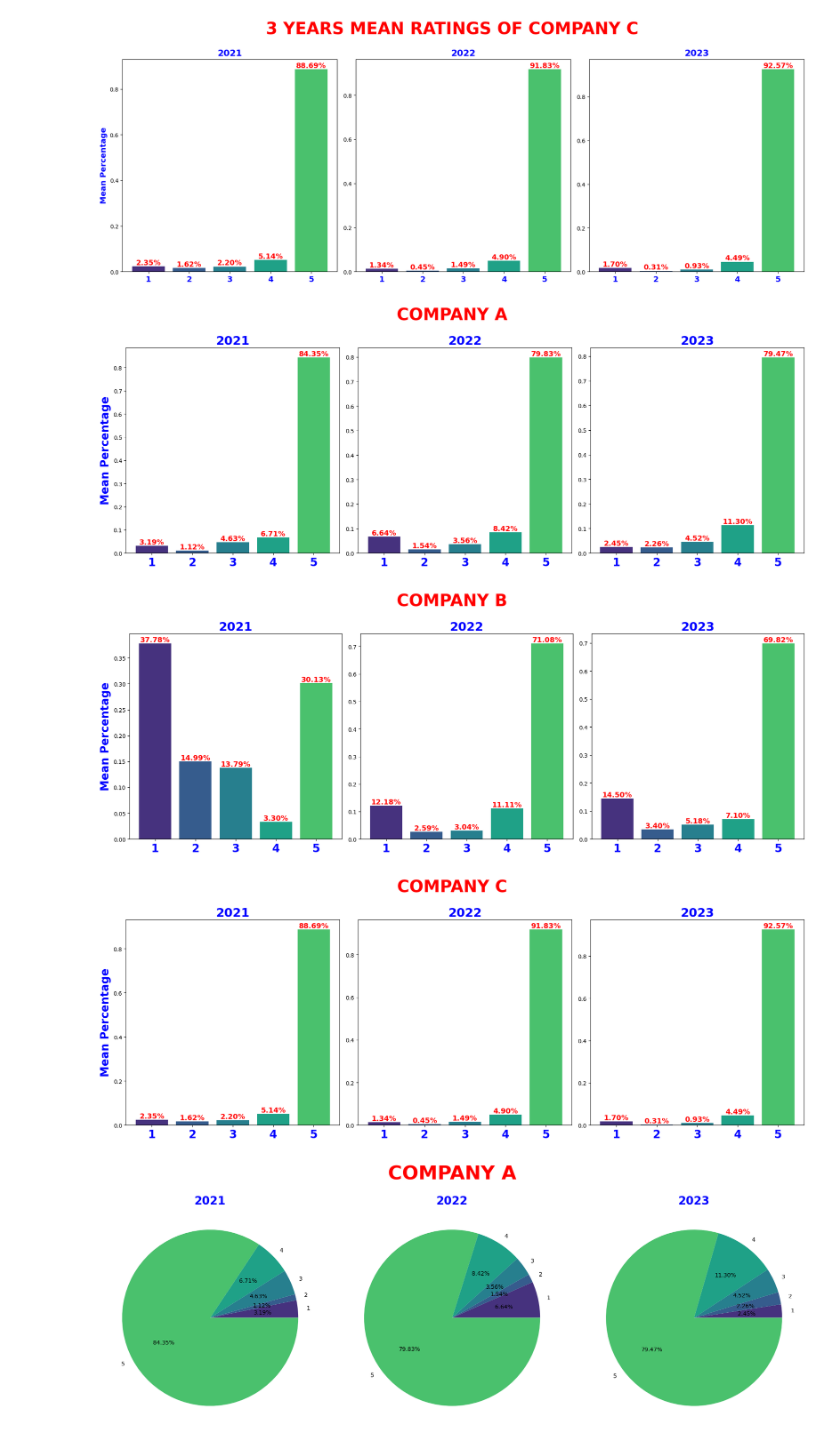
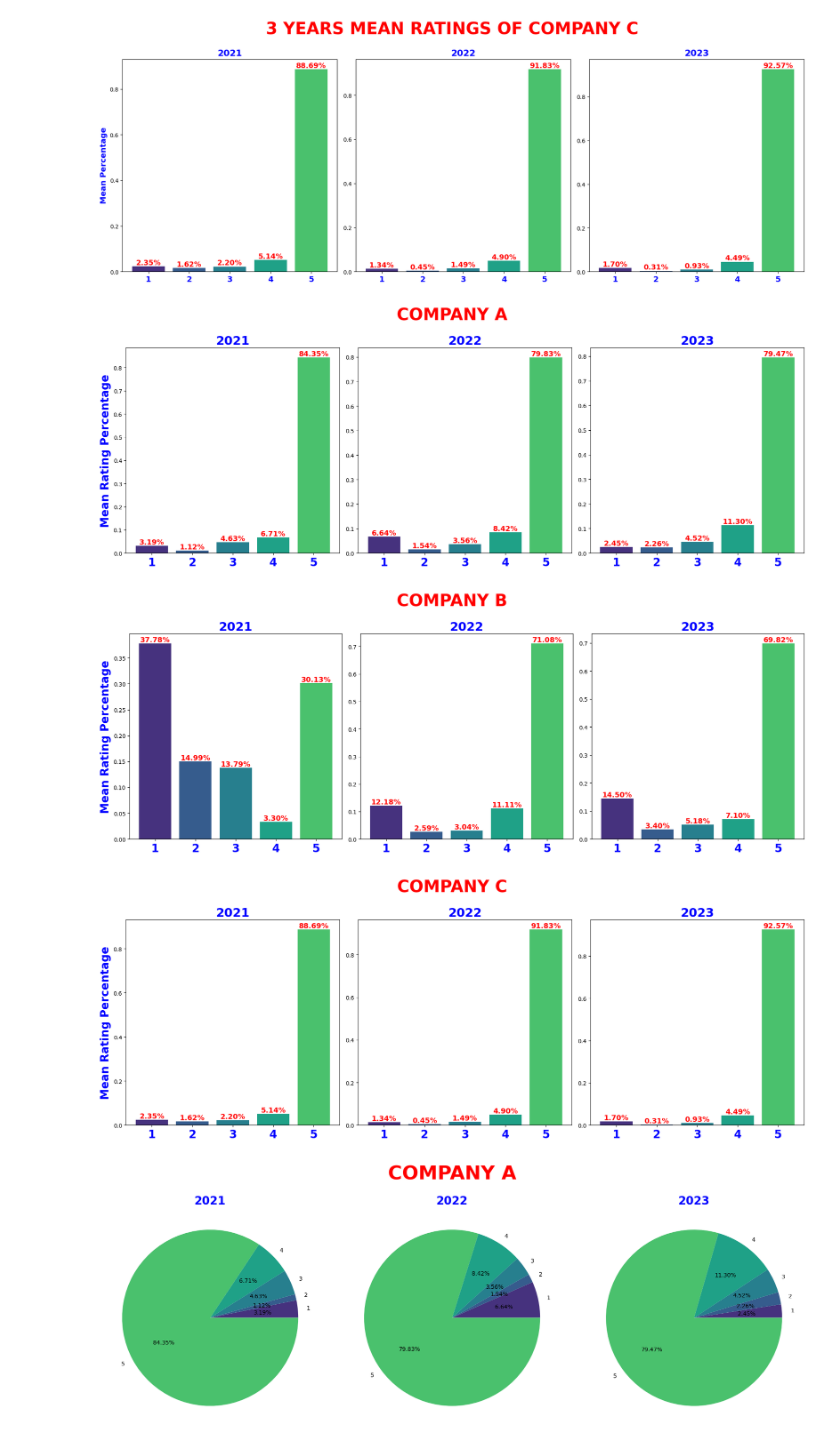
Before and after one commit to arifaygun/CustomerEye, a Jupyter notebook: Company_Reviews(14).ipynb, the cells around one changed output. Cells and saved outputs as stored; diff of their text form; code cells hidden in the pictures.

```diff
--- a/Company_Reviews(14).ipynb
+++ b/Company_Reviews(14).ipynb
@@ -533,37 +533,37 @@ def plot_company_mean_ratings(company_df, company_name):
         # Manually set xticks for the last row
         bars = plt.bar(mean_ratings.index, mean_ratings.values, color=sns.color_palette("viridis"))
 
         # Set xticks for the last row
         plt.xticks(ticks=mean_ratings.index, labels=mean_ratings.index.astype(str), fontsize=20, fontweight='bold', color='blue')
 
         # Add labels and title
         plt.title(f'{year}', fontsize=22, fontweight='bold', color='blue')
 
         # Add y-labels for the first column
         if subplot_index % 3 == 1:
-            plt.ylabel('Mean Percentage', fontsize=20, fontweight='bold', color='blue')
+            plt.ylabel('Mean Rating Percentage', fontsize=20, fontweight='bold', color='blue')
 
         # Add bar labels with specified properties
         for bar, value in zip(bars, mean_ratings.values):
             plt.text(bar.get_x() + bar.get_width() / 2, value, f'{value:.2%}', ha='center', va='bottom', fontsize=13, fontweight='bold', color='red')
 
     # General title for the entire subplot
     plt.suptitle(general_title, fontsize=30, fontweight='bold', y=1, color='red')
 
     # Adjust layout with a gap between subplots
     plt.tight_layout(h_pad=2)
 
     # Show the plot
     plt.show()
 
 # Assuming sampled_df1, sampled_df2, and sampled_df3 are your DataFrames for companies A, B, and C
 plot_company_mean_ratings(sampled_df1, 'COMPANY A')
 plot_company_mean_ratings(sampled_df2, 'COMPANY B')
 plot_company_mean_ratings(sampled_df3, 'COMPANY C')
 # %% [output]
-[figure, old version]
+[figure, new version]
-[figure, old version]
+[figure, new version]
-[figure, old version]
+[figure, new version]
 # %%
 import matplotlib.pyplot as plt
 import seaborn as sns
```
